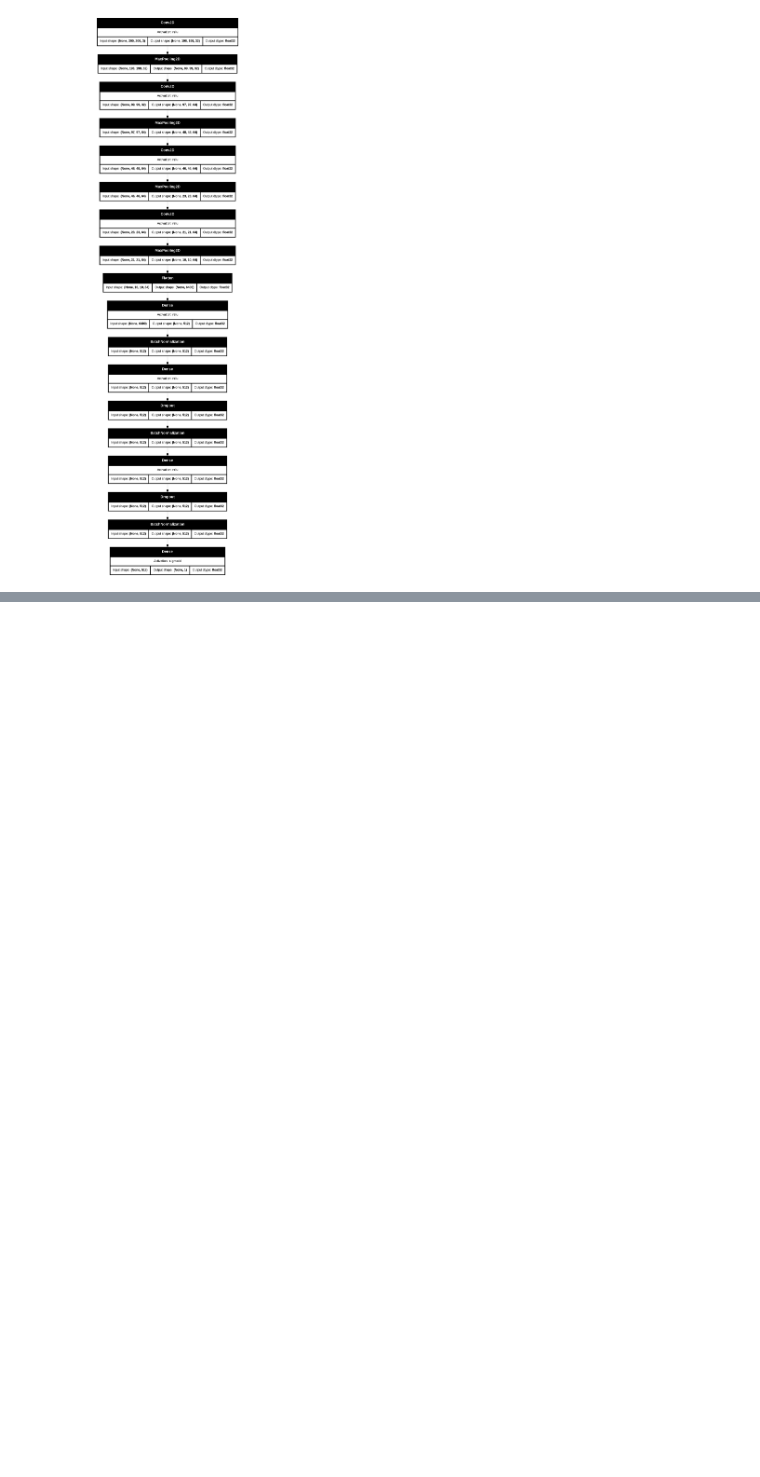
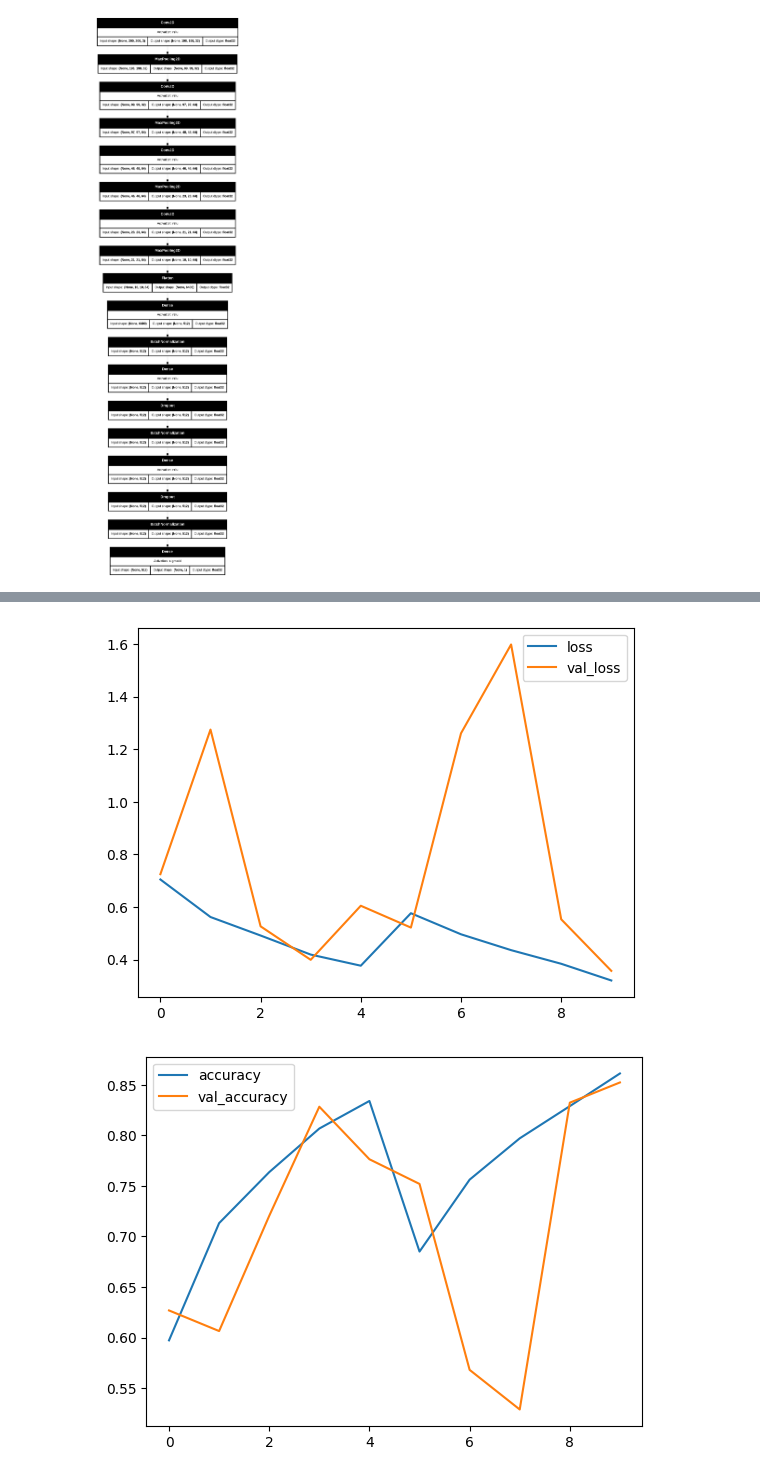
Before and after one commit to rizz045/Cat-And-Dog-Classification-Using-CNN, a Jupyter notebook: Cat_And_Dog_Classification_Using_CNN.ipynb, the cells around one changed output, grey strips where cells are left out. Saved outputs shown, nothing was run; the diff lists cells and outputs as text; code cells hidden in the pictures; blank space fills up the shorter version.

```diff
--- a/Cat_And_Dog_Classification_Using_CNN.ipynb
+++ b/Cat_And_Dog_Classification_Using_CNN.ipynb
@@ -166,8 +179,12 @@ Epoch 8/10
 # %%
 hist_df = pd.DataFrame(history.history)
-hist_df.loc[:['loss', 'val_loss']].plot()
-hist_df.loc[:['accracy', 'val_accuracy']].plot()
+hist_df.loc[:,['loss', 'val_loss']].plot()
+hist_df.loc[:,['accuracy', 'val_accuracy']].plot()
 plt.show()
+# hist_df
+# %% [output]
+[figure, added]
+[figure, added]
 # %%
 from keras.preprocessing import image
 
```
Also changed, not shown: parts of 8 cells of this notebook.
